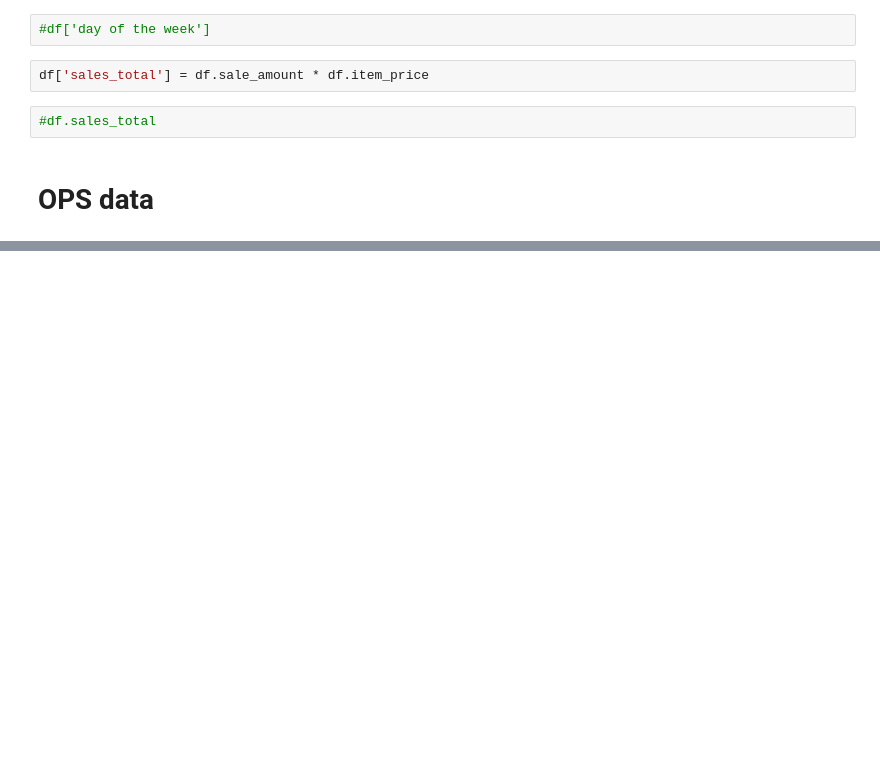
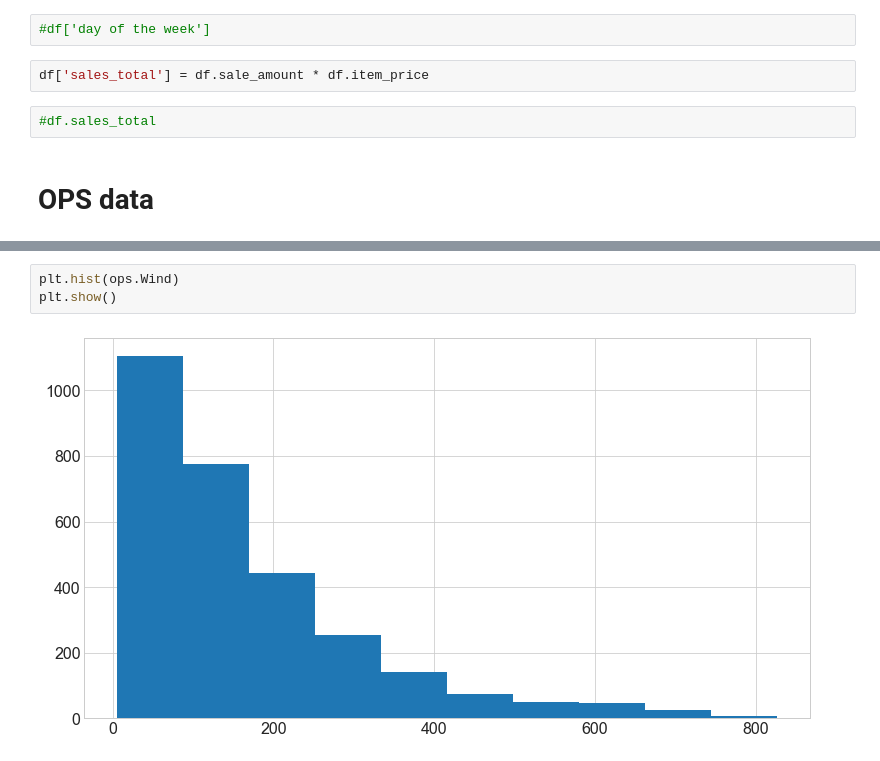
Before and after one commit to Michael-Austin-Mesa/time-series-exercises, a Jupyter notebook: prepare-exercises.ipynb, the cells around one changed output, grey strips where cells are left out. Drawn from its saved outputs; the diff is of its cells as text; blank space fills up the shorter version.

```diff
--- a/prepare-exercises.ipynb
+++ b/prepare-exercises.ipynb
@@ -91,0 +121,5 @@ df['sales_total'] = df.sale_amount * df.item_price
+# %%
+plt.hist(ops.Wind)
+plt.show()
+# %% [output]
+[figure, added]
```
Also changed, not shown: parts of 13 cells of this notebook.
